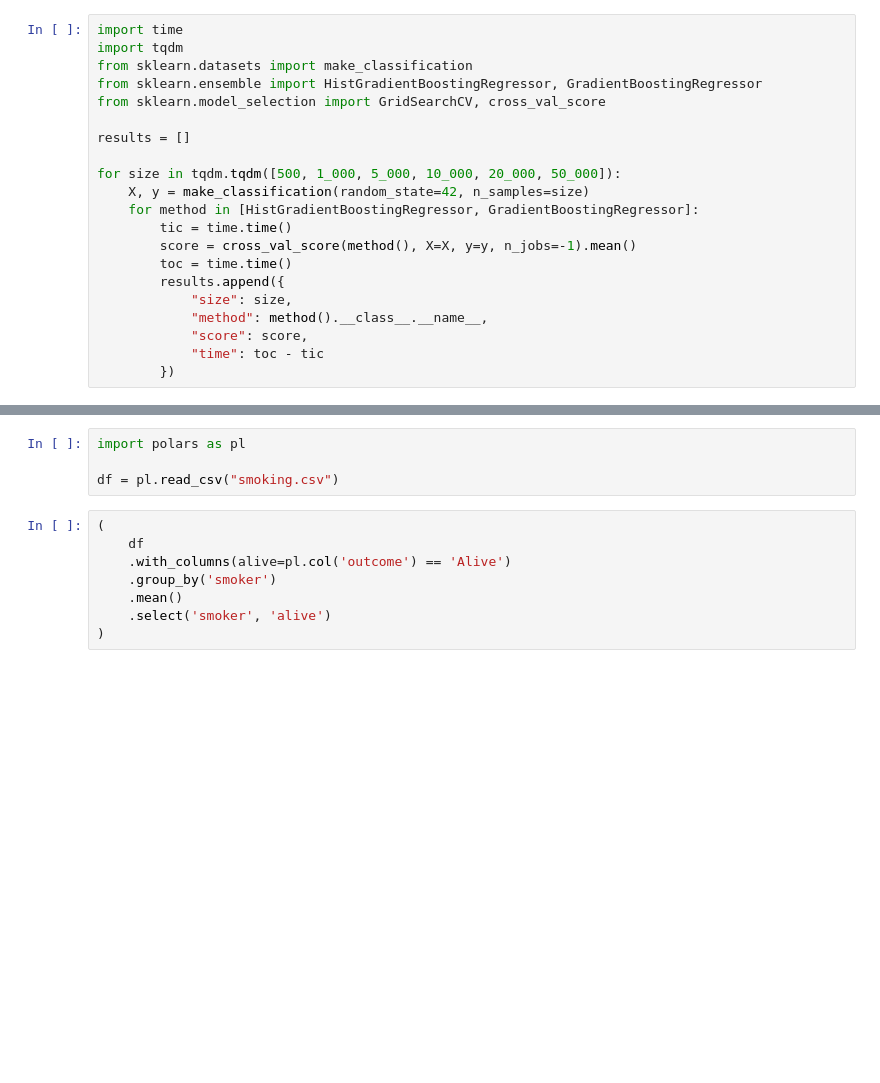
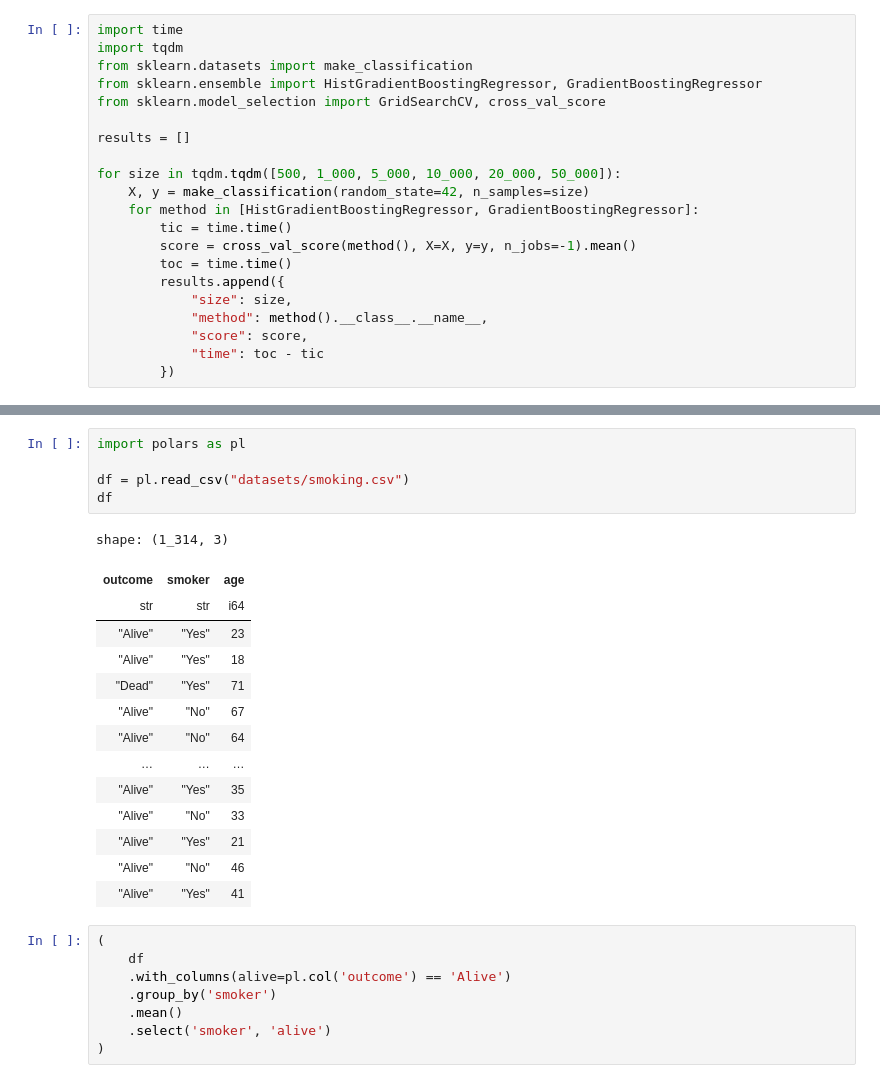
Before and after one commit to probabl-ai/youtube-appendix, a Jupyter notebook: 08-boosting/boosting.ipynb, the cells around one changed output, grey strips where cells are left out. Saved outputs shown, nothing was run; the diff lists cells and outputs as text; blank space fills up the shorter version.

Commit message:
Add copy of smoking dataset

```diff
--- a/08-boosting/boosting.ipynb
+++ b/08-boosting/boosting.ipynb
@@ -177,7 +164,23 @@ smoking.csv.1       100%[===================>]  15.62K  --.-KB/s    in 0s
 # %%
 import polars as pl
 
-df = pl.read_csv("smoking.csv")
+df = pl.read_csv("datasets/smoking.csv")
+df
+# %% [output]
+shape: (1_314, 3)
+| outcome | smoker | age |
+| str | str | i64 |
+| "Alive" | "Yes" | 23 |
+| "Alive" | "Yes" | 18 |
+| "Dead" | "Yes" | 71 |
+| "Alive" | "No" | 67 |
+| "Alive" | "No" | 64 |
+| … | … | … |
+| "Alive" | "Yes" | 35 |
+| "Alive" | "No" | 33 |
+| "Alive" | "Yes" | 21 |
+| "Alive" | "No" | 46 |
+| "Alive" | "Yes" | 41 |
 # %%
 (
     df
```
Also changed, not shown: parts of 6 cells of this notebook, 2 other files.
